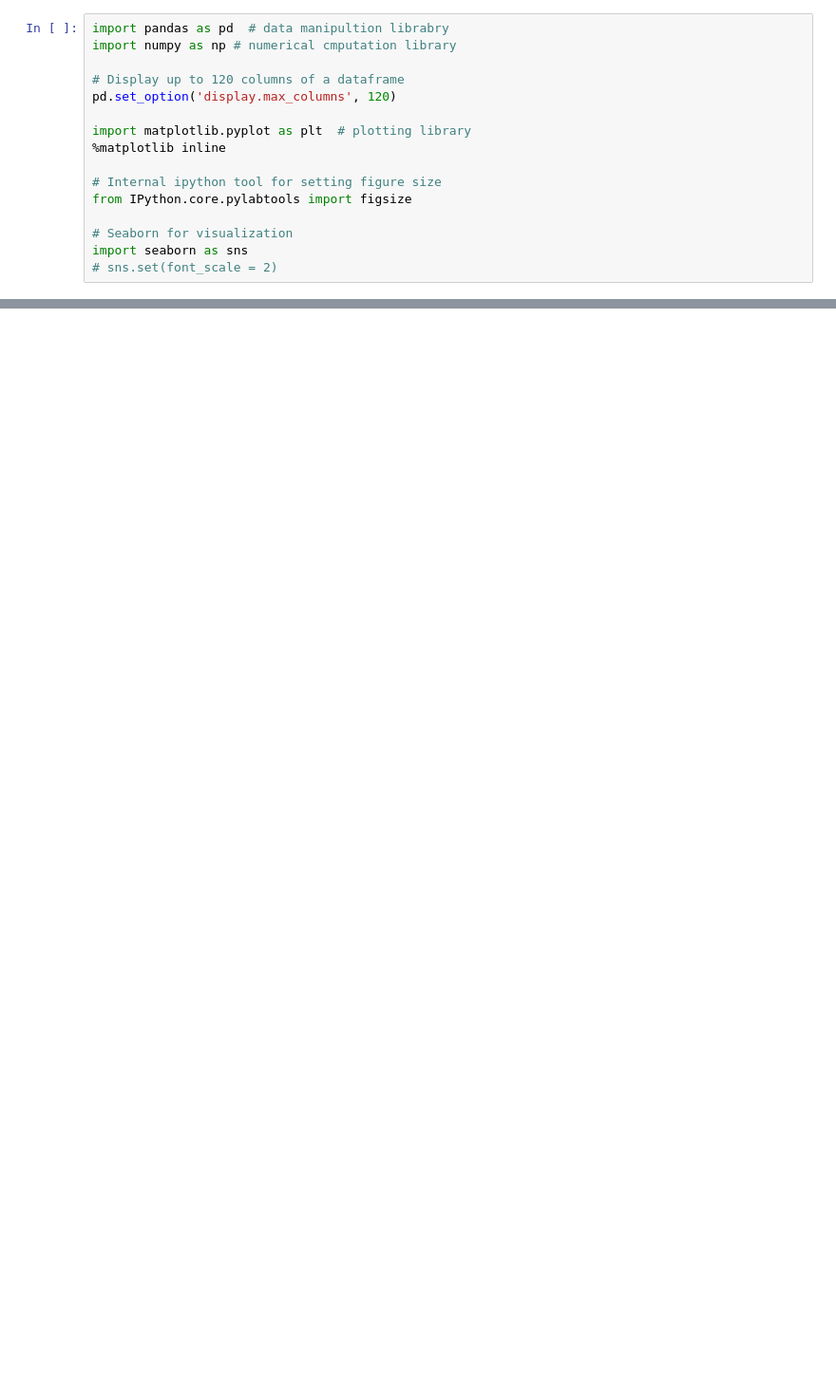
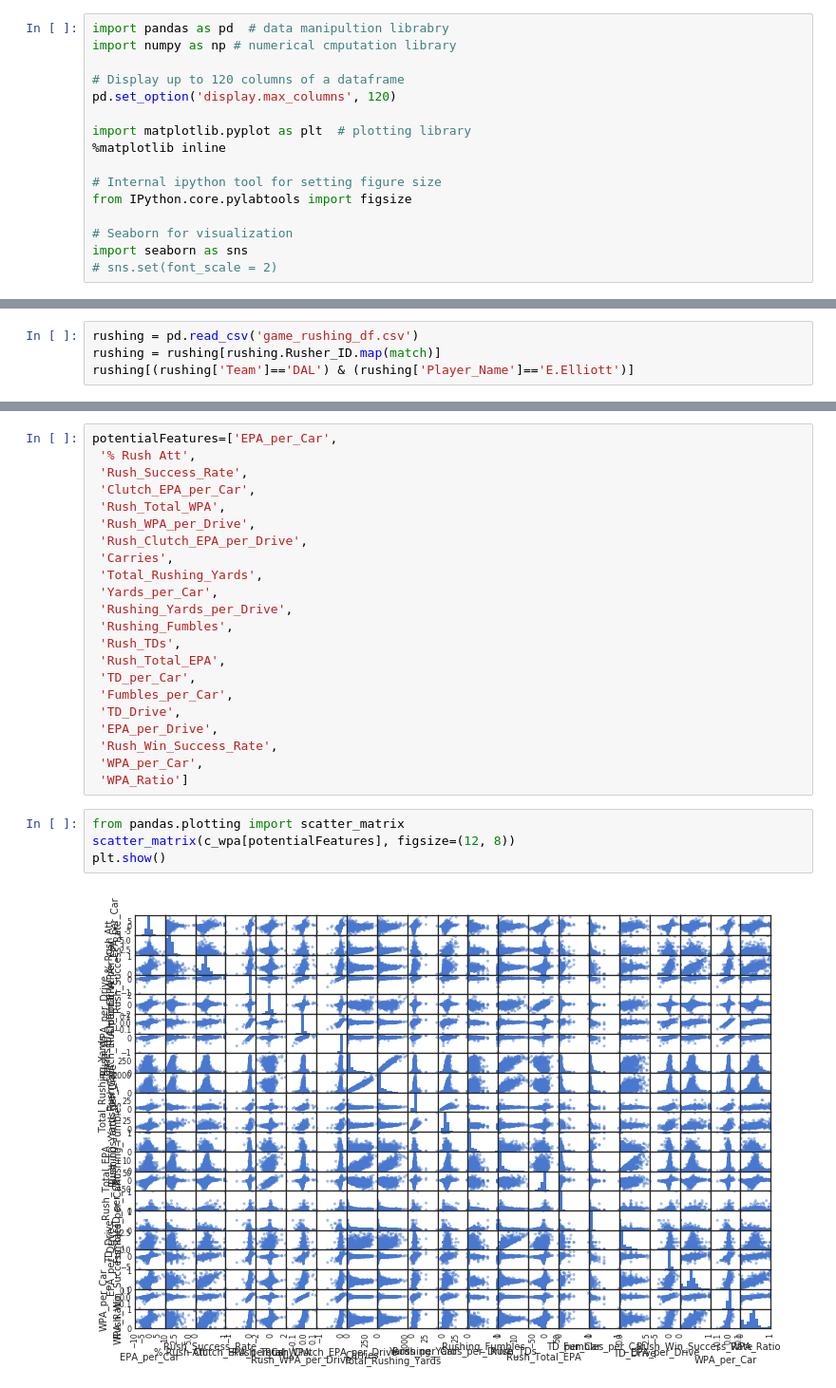
Before and after one commit to naivelogic/NFL-smarter-football, a Jupyter notebook: Running Back Rotation v3 - Final.ipynb, the cells around one changed output, grey strips where cells are left out. Shown at 95% size. Cells and saved outputs as stored; diff of their text form; blank space fills up the shorter version.

```diff
--- a/Running Back Rotation v3 - Final.ipynb
+++ b/Running Back Rotation v3 - Final.ipynb
@@ -172,0 +103,4 @@ plt.show()
+# %%
+rushing = pd.read_csv('game_rushing_df.csv')
+rushing = rushing[rushing.Rusher_ID.map(match)]
+rushing[(rushing['Team']=='DAL') & (rushing['Player_Name']=='E.Elliott')]
@@ -172,0 +582,28 @@ plt.show()
+# %%
+potentialFeatures=['EPA_per_Car',
+ '% Rush Att',
+ 'Rush_Success_Rate',
+ 'Clutch_EPA_per_Car',
+ 'Rush_Total_WPA',
+ 'Rush_WPA_per_Drive',
+ 'Rush_Clutch_EPA_per_Drive',
+ 'Carries',
+ 'Total_Rushing_Yards',
+ 'Yards_per_Car',
+ 'Rushing_Yards_per_Drive',
+ 'Rushing_Fumbles',
+ 'Rush_TDs',
+ 'Rush_Total_EPA',
+ 'TD_per_Car',
+ 'Fumbles_per_Car',
+ 'TD_Drive',
+ 'EPA_per_Drive',
+ 'Rush_Win_Success_Rate',
+ 'WPA_per_Car',
+ 'WPA_Ratio']
+# %%
+from pandas.plotting import scatter_matrix
+scatter_matrix(c_wpa[potentialFeatures], figsize=(12, 8))
+plt.show()
+# %% [output]
+[figure, added]
```
Also changed, not shown: parts of 74 cells of this notebook.
